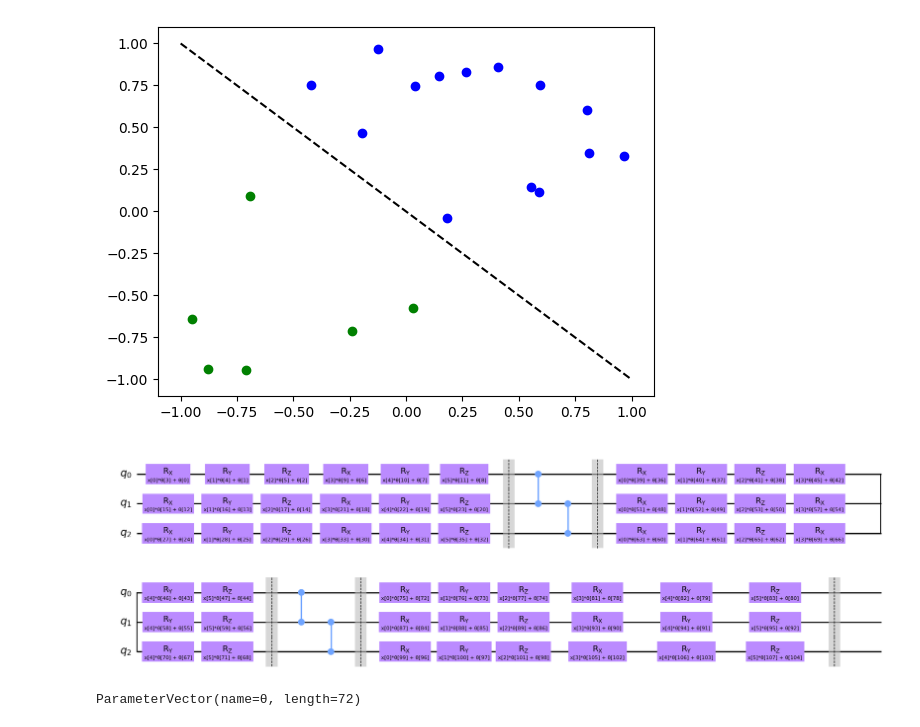
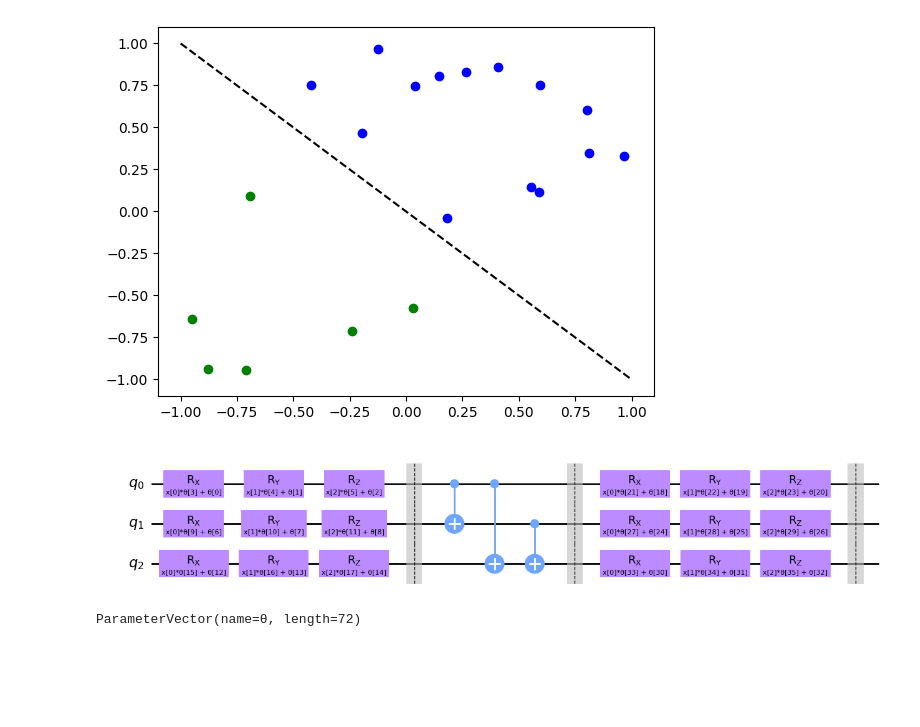
Before and after one commit to ericardomuten/-qamp-spring-23-, a Jupyter notebook: Development Notebook.ipynb, the cells around one changed output. Drawn from its saved outputs; the diff is of its cells as text; code cells hidden in the pictures; blank space fills up the shorter version.

Commit message:
Use TwoLocal class to generate entangling layer.

```diff
--- a/Development Notebook.ipynb
+++ b/Development Notebook.ipynb
@@ -365,0 +246,3 @@ class DataReuploading():
+# %%
+entangling_layer = TwoLocal(num_qubits=5, entanglement='pairwise', entanglement_blocks='cx', reps=1).decompose()
+entangling_layer.draw()
@@ -365,0 +260,4 @@ class DataReuploading():
+# %%
+qc = QuantumCircuit(5)
+qc.compose(entangling_layer, inplace=True)
+qc.draw()
@@ -394,10 +447,10 @@ plt.show()
 # %% [output]
 [figure]
 # %%
-DRC = DataReuploading(num_qubits=3, num_features=4, num_layers=3)
+DRC = DataReuploading(num_qubits=3, num_features=3, num_layers=2, insert_barriers=True, entanglement='full', entanglement_blocks='cx')
 DRC.circuit.draw('mpl')
 # %% [output]
-[figure, old version]
+[figure, new version]
 # %%
 DRC.parameters
 # %% [output]
```
Also changed, not shown: parts of 11 cells of this notebook, 2 other files.
